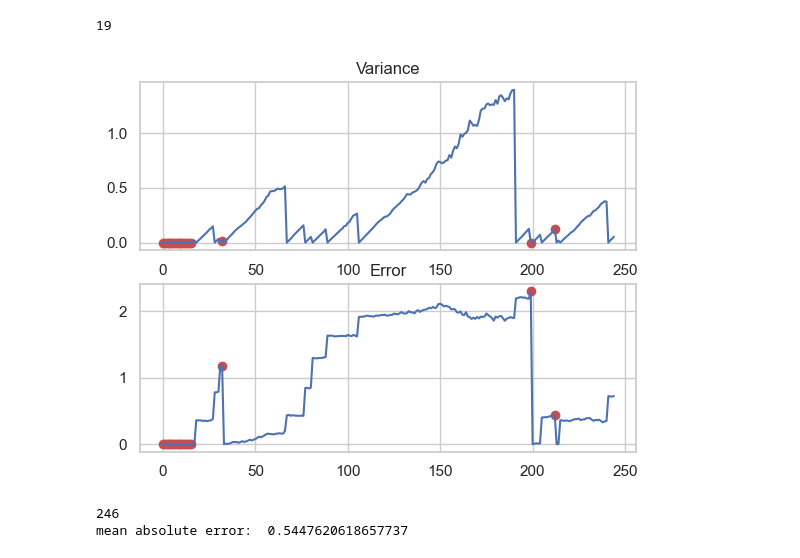
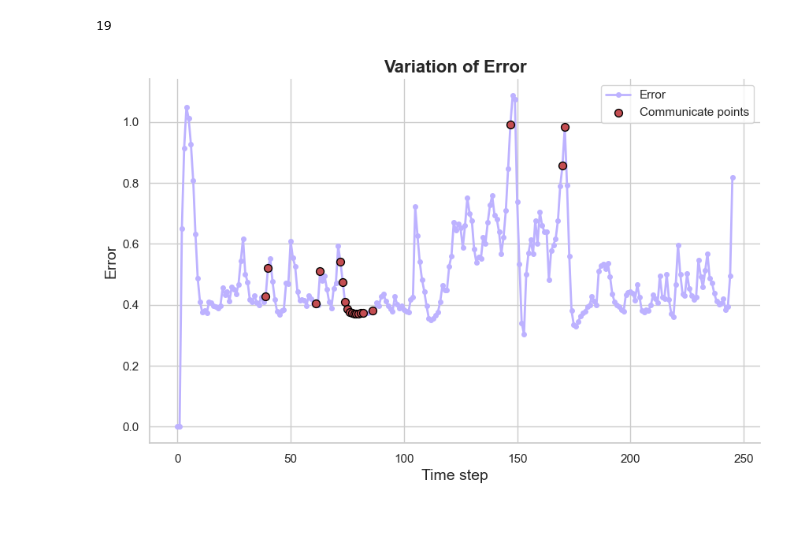
Before and after one commit to gokulp01/ComTraq-MPC, a Jupyter notebook: src/comtraq-mpc/comtraq-mpc_test.ipynb, the cells around one changed output. Saved outputs shown, nothing was run; the diff lists cells and outputs as text; code cells hidden in the pictures; blank space fills up the shorter version.

```diff
--- a/src/comtraq-mpc/comtraq-mpc_test.ipynb
+++ b/src/comtraq-mpc/comtraq-mpc_test.ipynb
@@ -93,26 +70,16 @@ reached waypoint yas
-# %%
-print(len(communicate_indices))
-plt.subplot(2, 1, 2)
-plt.plot(errors)
-plt.scatter(communicate_indices, [errors[i] for i in communicate_indices], c='r')
-plt.title("Error")
-plt.subplot(2, 1, 1)
-plt.plot(variances)
-plt.scatter(communicate_indices, [variances[i] for i in communicate_indices], c='r')
-plt.title("Variance")
-plt.show()
-# %% [output]
-19
-[figure, removed]
-# %%
-waypoints_followed=0
-
-for i in range(len(traj_errors)):
-    if traj_errors[i]<7:
-        waypoints_followed+=1
-print(waypoints_followed)
-
-print("mean absolute error: ", np.mean(traj_errors))
-# %% [output]
-246
-mean absolute error:  0.5447620618657737
+# %%
+print(len(communicate_indices))
+import seaborn as sns
+sns.set_theme(style="whitegrid")
+plt.figure(figsize=(10, 6))
+plt.plot(traj_errors, label="Error", linestyle='-', marker='o', markersize=4, linewidth=2, color='#BDB2FF')
+plt.scatter(communicate_indices, [traj_errors[i] for i in communicate_indices], c='r', label="Communicate points", s=50, edgecolor='black', zorder=5)
+plt.title("Variation of Error", fontsize=16, fontweight='bold')
+plt.xlabel("Time step", fontsize=14)
+plt.ylabel("Error", fontsize=14)
+plt.legend()
+sns.despine()
+plt.show()
+# %% [output]
+19
+[figure, added]
```
Also changed, not shown: parts of 7 cells of this notebook, 14 other files.
